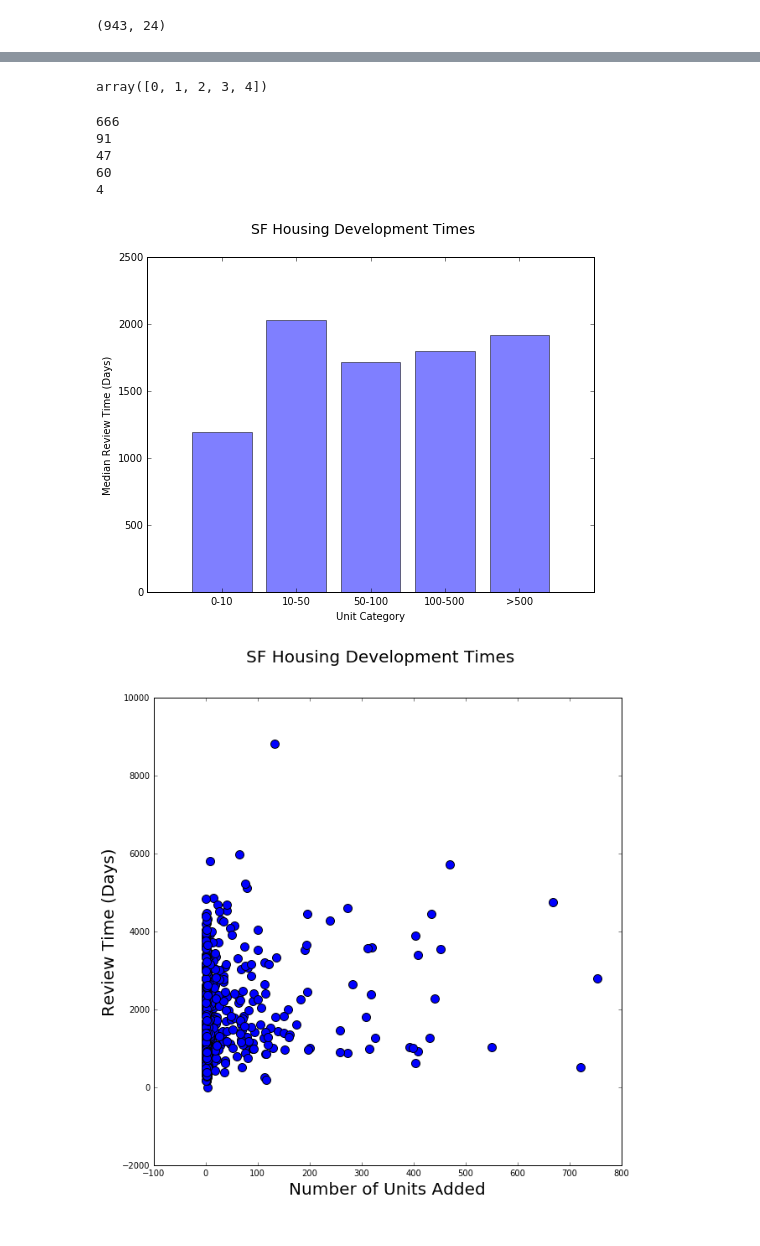
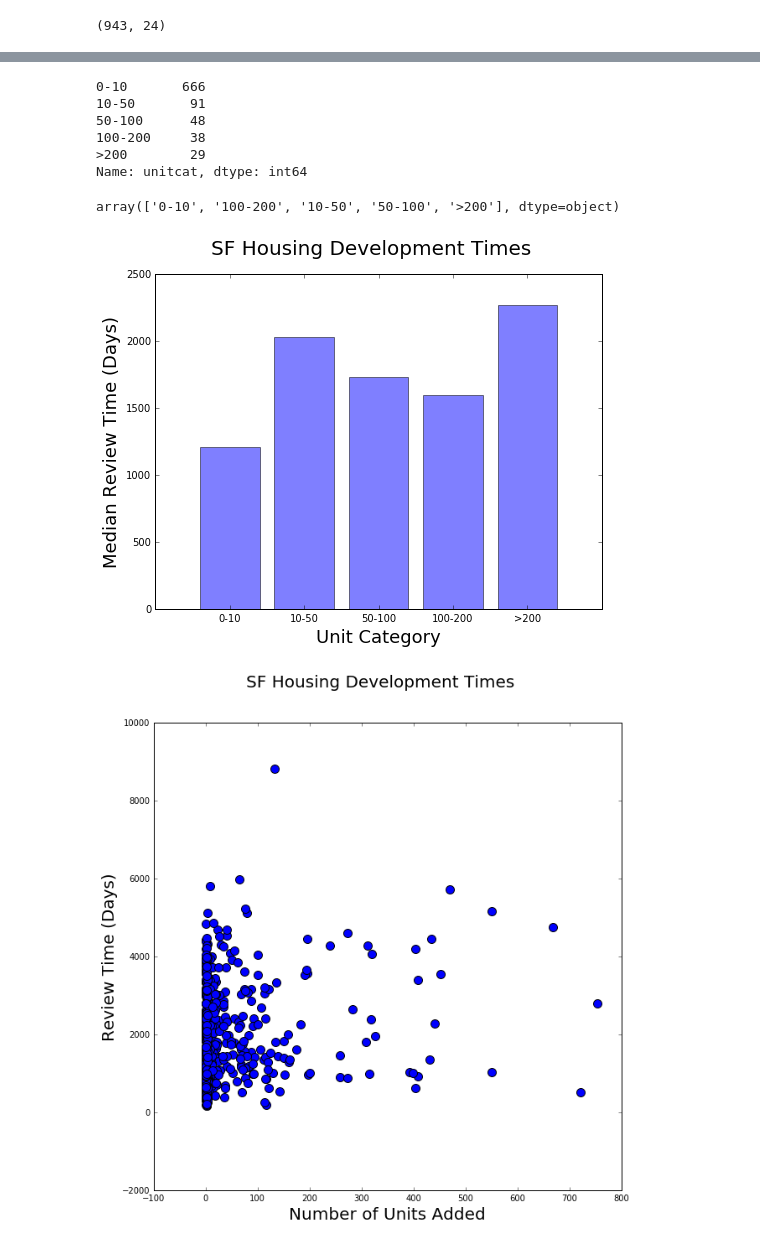
Before and after one commit to sfbrigade/datasci-housing-pipeline, a Jupyter notebook: analysis/average_project_length/brian/Summary_Analysis.ipynb, the cells around one changed output, grey strips where cells are left out. Saved outputs shown, nothing was run; the diff lists cells and outputs as text; code cells hidden in the pictures.

```diff
--- a/analysis/average_project_length/brian/Summary_Analysis.ipynb
+++ b/analysis/average_project_length/brian/Summary_Analysis.ipynb
@@ -23,3 +26,5 @@ df=df[pd.notnull(df['comp_date'])]
 df.shape
 # %% [output]
 (943, 24)
+# %%
+df=df[pd.notnull(df['firstfiled'])]
@@ -111,50 +135,51 @@ plt.show()
 # %%
+unit_cutoffs=[10, 50, 100, 200]
 def unit_categories(value):
-    if value['units'] <10:
-        field = '0-10'
-    elif (value['units'] >=10) & (value['units'] <50):
-        field = '10-50'
-    elif (value['units']>= 50) & (value['units'] <100):
-        field = '50-100'
-    elif (value['units']>= 100) & (value['units'] <500):
-        field = '100-500'
-    elif value['units']>500:
-        field = '>500'
+    if value['units'] <unit_cutoffs[0]:
+        field = '0'+'-'+str(unit_cutoffs[0])
+    elif (value['units'] >=unit_cutoffs[0]) & (value['units'] <unit_cutoffs[1]):
+        field = str(unit_cutoffs[0])+'-'+str(unit_cutoffs[1])
+    elif (value['units']>= unit_cutoffs[1]) & (value['units'] <unit_cutoffs[2]):
+        field = str(unit_cutoffs[1])+'-'+str(unit_cutoffs[2])
+    elif (value['units']>= unit_cutoffs[2]) & (value['units'] <200):
+        field = str(unit_cutoffs[2])+'-'+str(unit_cutoffs[3])
+    elif value['units']>=200:
+        field = '>'+str(unit_cutoffs[3])
     return field
 
 df['unitcat']=df.apply(unit_categories, axis=1)
+# %%
+df['unitcat'].value_counts()
+# %% [output]
+0-10       666
+10-50       91
+50-100      48
+100-200     38
+>200        29
+Name: unitcat, dtype: int64
 # %%
 cat_medians=[]
-categories=['0-10', '10-50', '50-100', '100-500', '>500']
+categories=['0-10', '10-50', '50-100', '100-200', '>200']
 for cat in categories:
     median = df[df['unitcat']==cat]['project_duration_days'].median()
     cat_medians.append(median)
 # %%
-objects = ('0-10', '10-50', '50-100', '100-500', '>500')
+objects = df['unitcat'].unique()
 y_pos = np.arange(len(objects))
-# %%
-y_pos
-# %% [output]
-array([0, 1, 2, 3, 4])
-# %%
-for cat in categories:
-    print (df[df['unitcat']==cat]['address'].count())
-# %% [output]
-666
-91
-47
-60
-4
+# %%
+df['unitcat'].unique()
+# %% [output]
+array(['0-10', '100-200', '10-50', '50-100', '>200'], dtype=object)
 # %%
 plt.figure(1, figsize=(8,6), )
-plt.suptitle('SF Housing Development Times', fontsize=14)
-plt.ylabel('Median Review Time (Days)')
-plt.xlabel('Unit Category')
+plt.suptitle('SF Housing Development Times', fontsize=20)
+plt.ylabel('Median Review Time (Days)', fontsize=18)
+plt.xlabel('Unit Category', fontsize=18)
 plt.bar(y_pos, cat_medians, align='center', alpha=0.5)
 plt.xticks(y_pos, categories)
 plt.show()
 # %% [output]
-[figure, old version]
+[figure, new version]
 # %%
 plt.figure(1, figsize=(10,10))
 plt.scatter(df['units'], df['project_duration_days'], s=100)
@@ -163,7 +188,7 @@ plt.ylabel('Review Time (Days)', fontsize = 20)
 plt.xlabel('Number of Units Added', fontsize = 20)
 plt.savefig('../../../scatter.png')
 # %% [output]
-[figure, old version]
+[figure, new version]
 # %%
 # Top 5 longest projects
 df.sort_values('project_time_years', ascending = False)[0:5]
```
Also changed, not shown: parts of 37 cells of this notebook, 9 other files.
